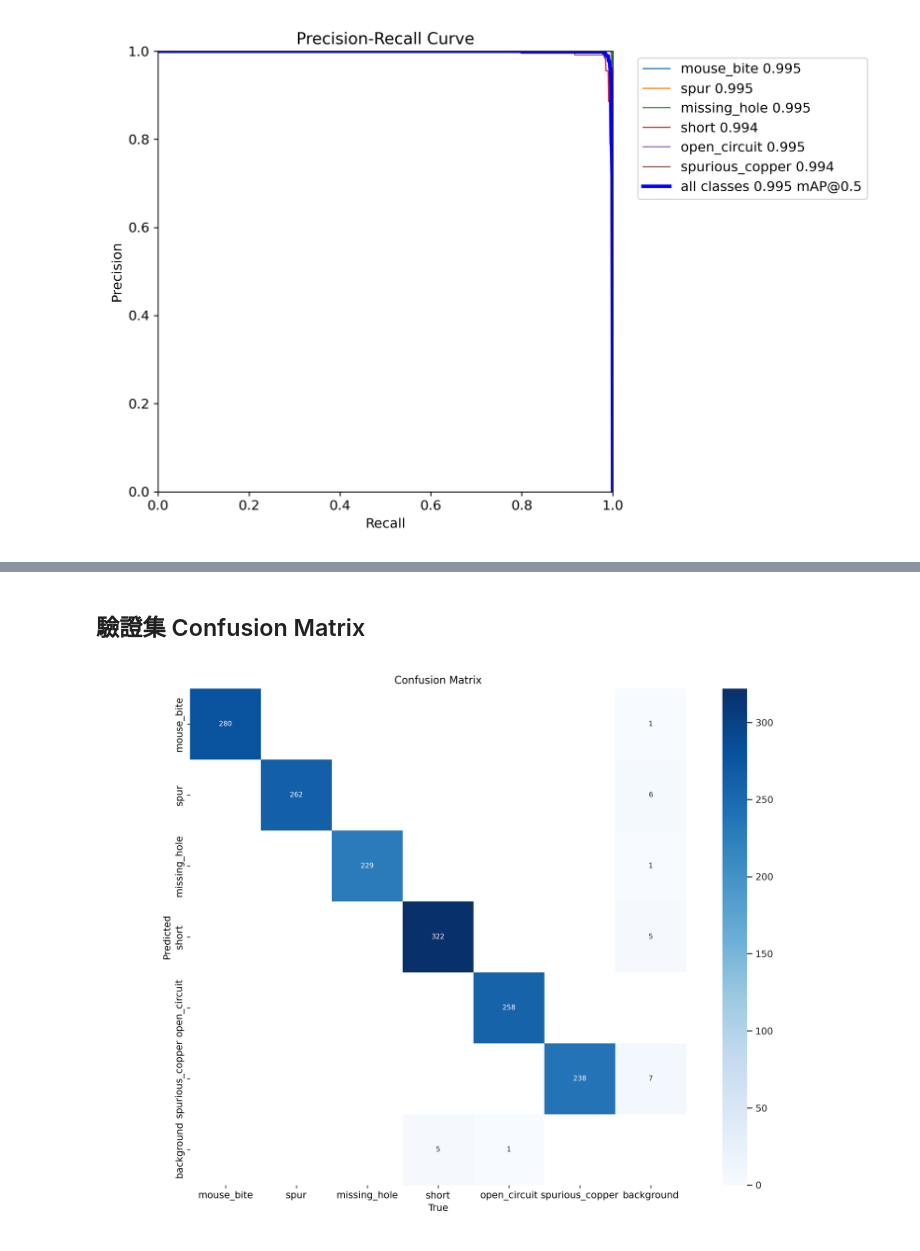
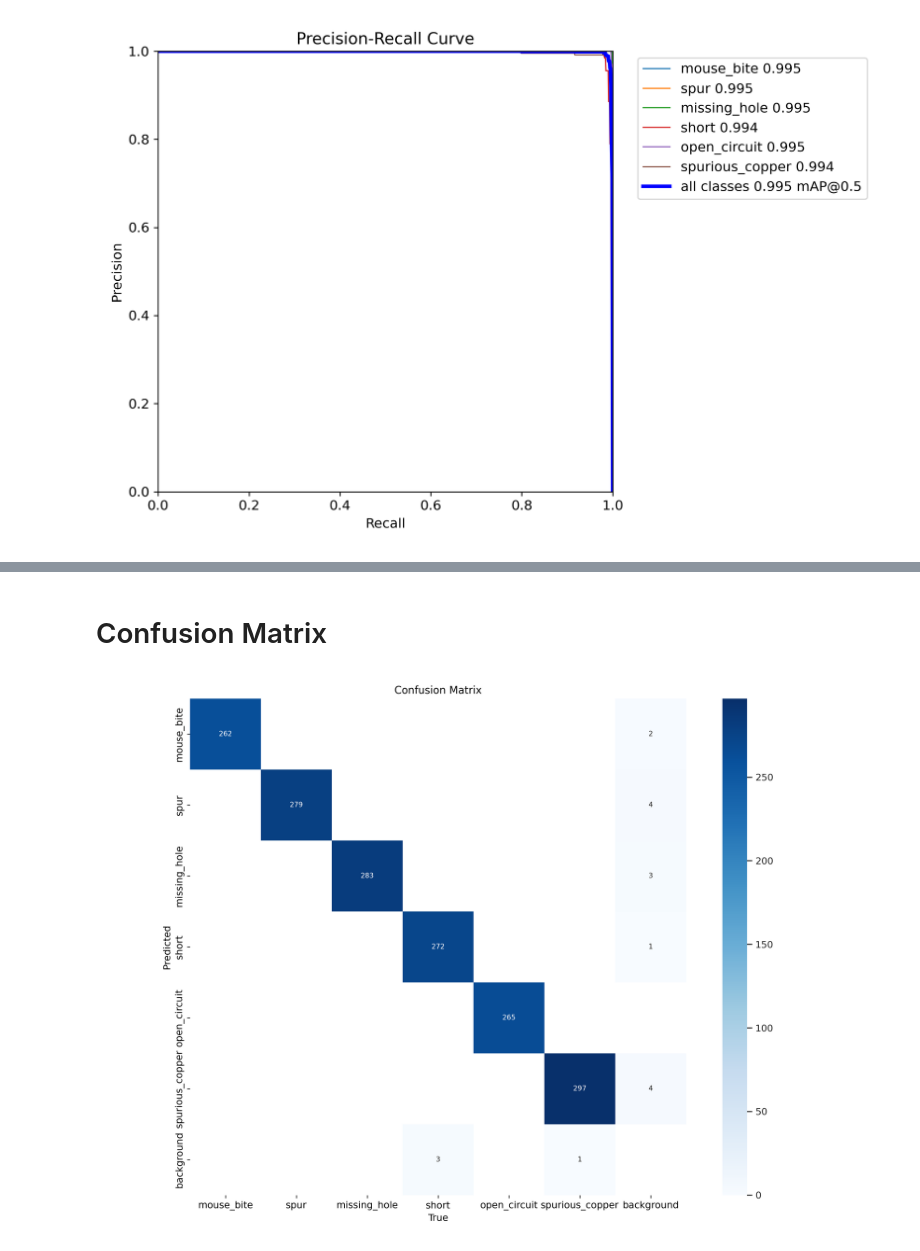
Before and after one commit to devilhyt/nchu-stuff, a Jupyter notebook: 2024-fall/cv/pcb_defect_detection/train.ipynb, the cells around one changed output, grey strips where cells are left out. Saved outputs shown, nothing was run; the diff lists cells and outputs as text; code cells hidden in the pictures.

Commit message:
update cv final project

```diff
--- a/2024-fall/cv/pcb_defect_detection/train.ipynb
+++ b/2024-fall/cv/pcb_defect_detection/train.ipynb
@@ -14,3 +16,8 @@ NAME = "v3"
+# %%
+PROJECT = "pcb_defect"
+NAME = "v3"
+experiment_path = Path(f"{PROJECT}/{NAME}")
+experiment_test_path = Path(f"{PROJECT}/{NAME}_test")
 # %%
 wandb.login()
 # %% [output]
@@ -115,6 +150,6 @@ display(Image(experiment_path / "PR_curve.png"))
 # %% [markdown]
-## 驗證集 Confusion Matrix
+# Confusion Matrix
 # %%
-display(Image(experiment_path / "confusion_matrix.png"))
+display(Image(experiment_test_path / "confusion_matrix.png"))
 # %% [output]
-[figure, old version]
+[figure, new version]
```
Also changed, not shown: parts of 16 cells of this notebook, 12 other files.
